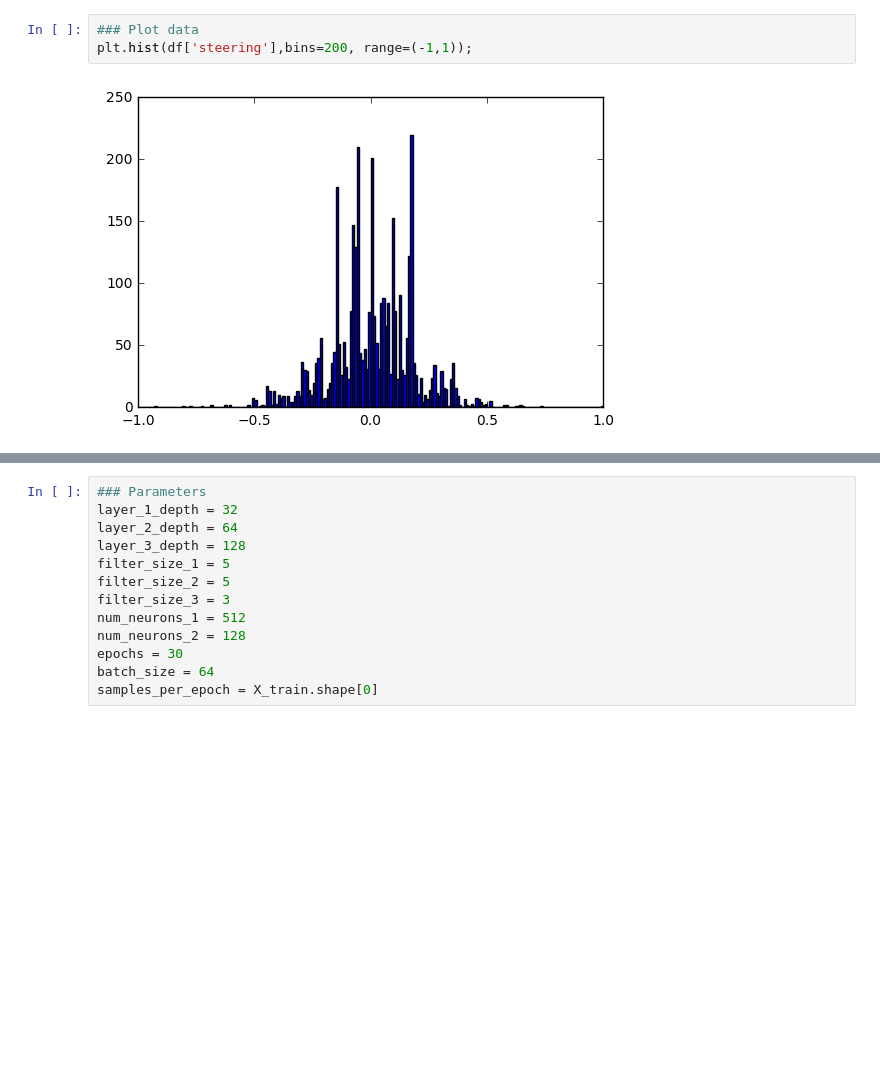
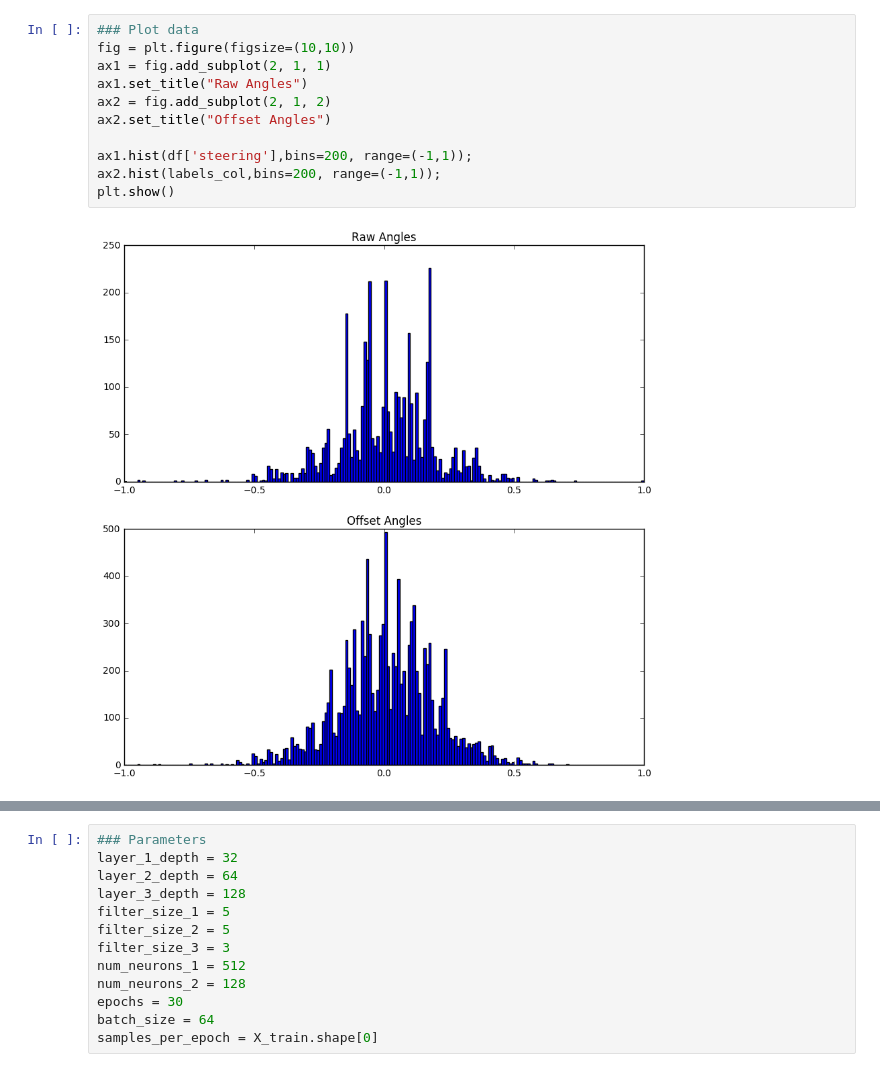
Before and after one commit to sahiljuneja/Udacity-SDCND-Term-1, a Jupyter notebook: Term-1/P3-Behavioral-Cloning/model.ipynb, the cells around one changed output, grey strips where cells are left out. Cells and saved outputs as stored; diff of their text form; blank space fills up the shorter version.

Commit message:
add visualization

```diff
--- a/Term-1/P3-Behavioral-Cloning/model.ipynb
+++ b/Term-1/P3-Behavioral-Cloning/model.ipynb
@@ -62,8 +64,16 @@ Length of Features: 11277, Labels: 11277
-# %%
-### Plot data
-plt.hist(df['steering'],bins=200, range=(-1,1));
-# %% [output]
-[figure, removed]
+# %%
+### Plot data
+fig = plt.figure(figsize=(10,10))
+ax1 = fig.add_subplot(2, 1, 1)
+ax1.set_title("Raw Angles")
+ax2 = fig.add_subplot(2, 1, 2)
+ax2.set_title("Offset Angles")
+
+ax1.hist(df['steering'],bins=200, range=(-1,1));
+ax2.hist(labels_col,bins=200, range=(-1,1));
+plt.show()
+# %% [output]
+[figure, added]
 # %%
 ### Pre-Process
 img_cols = 120
```
Also changed, not shown: parts of 7 cells of this notebook.
